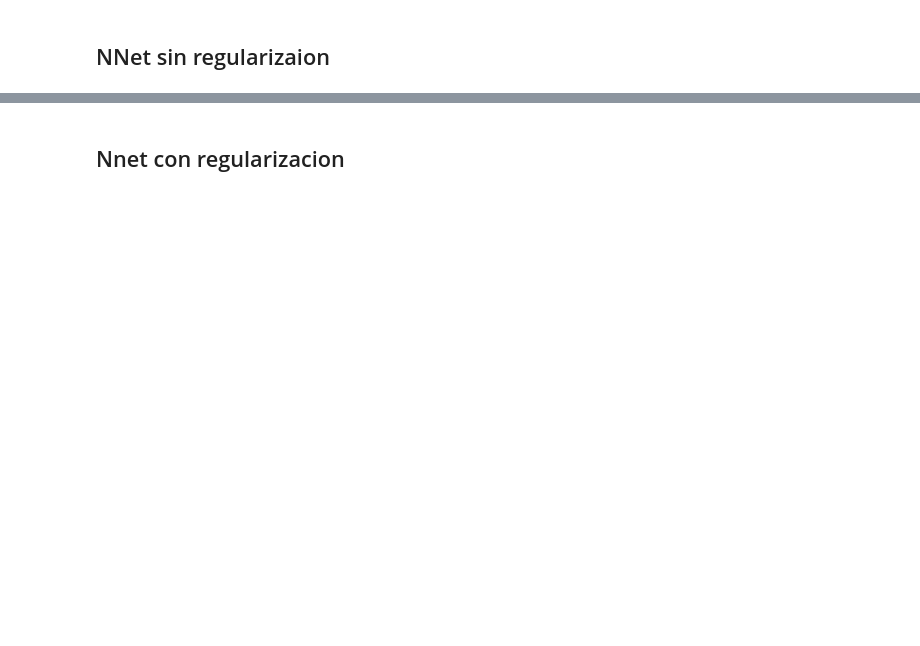
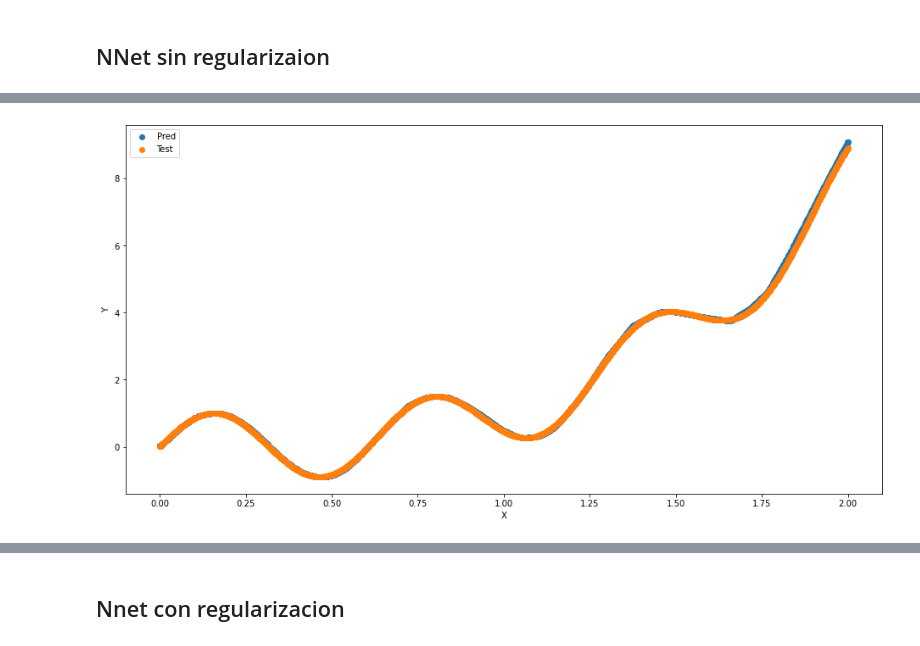
Before and after one commit to Paolino1994/Deep-Learning, a Jupyter notebook: Examen_Final_Deep_Learning.ipynb, the cells around one changed output, grey strips where cells are left out. Drawn from its saved outputs; the diff is of its cells as text; code cells hidden in the pictures; blank space fills up the shorter version.

```diff
--- a/Examen_Final_Deep_Learning.ipynb
+++ b/Examen_Final_Deep_Learning.ipynb
@@ -286,0 +302,12 @@ Como la funcion es relativamente simple, le alcanza con los datos de training pa
+# %%
+y_hats=net(torch.tensor(X_test.astype(float)).to(device).resize(len(X_test),1).float()).detach().cpu().numpy().reshape(1,-1).flatten()
+# %%
+plt.figure(figsize=(16,8))
+plt.scatter(X_test,y_hats, label='Pred')
+plt.scatter(X_test,Y_test, label='Test')
+plt.xlabel("X")
+plt.ylabel("Y")
+plt.legend()
+plt.show()
+# %% [output]
+[figure, added]
```
Also changed, not shown: parts of 33 cells of this notebook.
